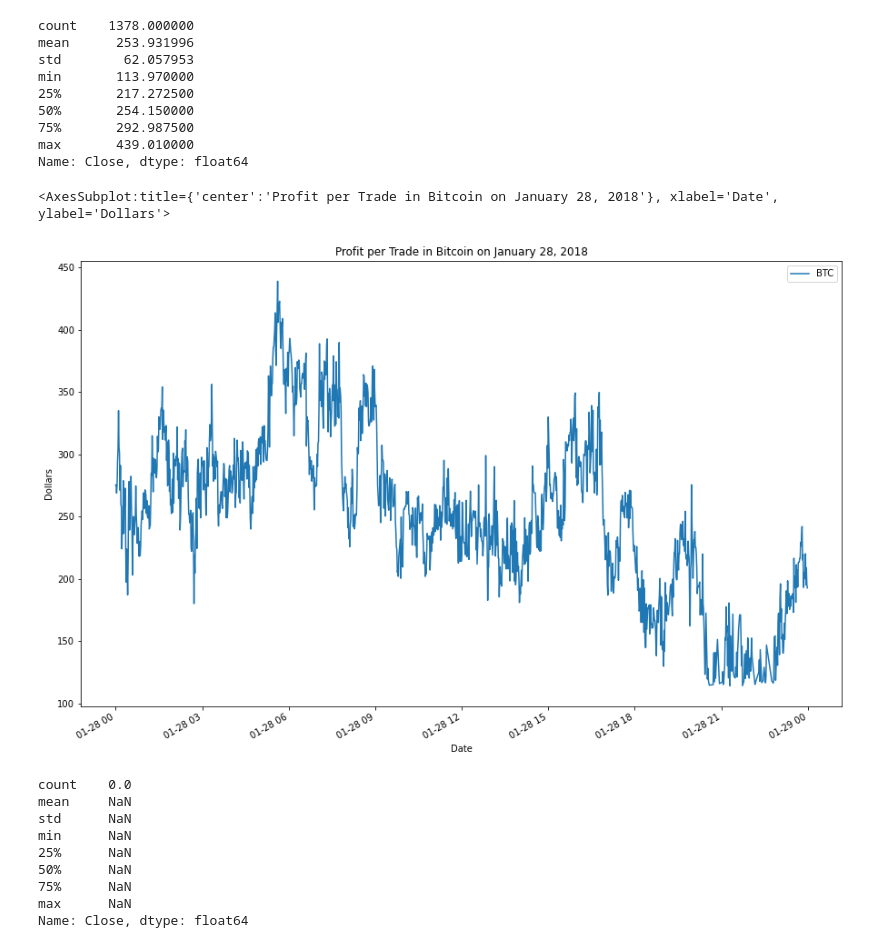
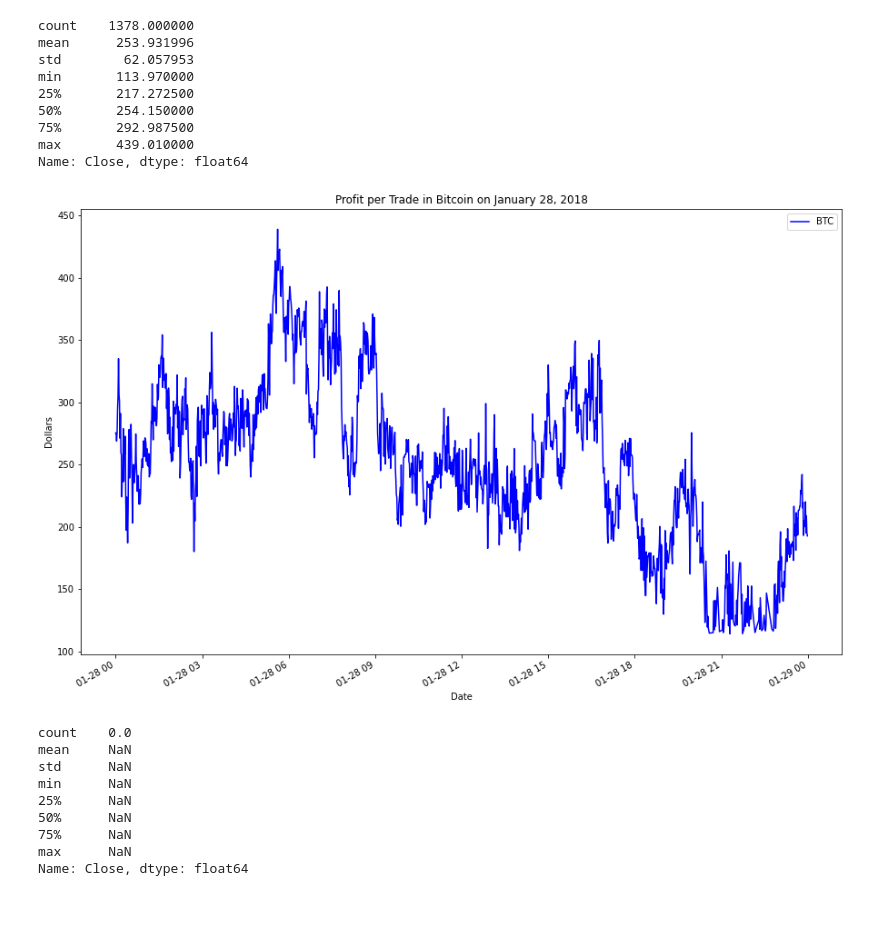
Before and after one commit to drew94591/Crypto_Arbitrage, a Jupyter notebook: crypto_arbitrage.ipynb, the cells around one changed output. Cells and saved outputs as stored; diff of their text form; code cells hidden in the pictures; blank space fills up the shorter version.

```diff
--- a/crypto_arbitrage.ipynb
+++ b/crypto_arbitrage.ipynb
@@ -50,6 +50,24 @@ def calculate_spread(df, df2, column, start_loc=None, end_loc=None):
     else:
         spread_df = df[column] - df2[column]
     return spread_df
+# %%
+def calculate_return(df, df2, column, start_loc=None, end_loc=None):
+    if start_loc is not None and end_loc is not None:
+        return_df = df / df2[column].loc[start_loc : end_loc]
+    elif start_loc is not None:
+        return_df = df / df2[column].loc[start_loc]
+    else:
+        return_df = df / df2[column]
+    return return_df
+# %%
+def calculate_profit(df, df2, column, start_loc=None, end_loc=None):
+    if start_loc is not None and end_loc is not None:
+        profit = df * df2[column].loc[start_loc : end_loc]
+    elif start_loc is not None:
+        profit = df * df2[column].loc[start_loc]
+    else:
+        profit = df * df2[column]
+    return profit
 # %% [markdown]
 ## Collect the Data
 
@@ -681,7 +699,7 @@ Name: Close, dtype: float64
 # %%
 # For the date early in the dataset, calculate the spread returns by dividing the instances when the arbitrage spread is positive (> 0)
 # by the price of Bitcoin from the exchange you are buying on (the lower-priced exchange).
-spread_return_early = arbitrage_spread_early_greater_than_zero / coinbase_sliced["Close"].loc["2018-01-28"]
+spread_return_early = calculate_return(arbitrage_spread_early_greater_than_zero, coinbase_sliced, "Close", start_loc="2018-01-28")
 
 # Review the spread return DataFrame
 spread_return_early.head(10)
@@ -879,7 +897,7 @@ Name: Close, dtype: float64
 # %%
 # For the date early in the dataset, calculate the potential profit per trade in dollars
 # Multiply the profitable trades by the cost of the Bitcoin that was purchased
-profit_early = profitable_trades_early * coinbase_sliced["Close"].loc["2018-01-28"]
+profit_early = calculate_profit(profitable_trades_early, coinbase_sliced, "Close", start_loc="2018-01-28")
 
 # Drop any missing values from the profit DataFrame
 profit_per_trade_early = profit_early.dropna()
@@ -940,10 +958,9 @@ max       439.010000
 Name: Close, dtype: float64
 # %%
 # Plot the results for the early profit per trade DataFrame
-profit_per_trade_early.plot(legend=True, figsize=(15, 10), xlabel="Date", ylabel="Dollars", title="Profit per Trade in Bitcoin on January 28, 2018", label="BTC")
+plot_data(profit_per_trade_early, show_legend=True, size=(15, 10), xlabel="Date", ylabel="Dollars", title="Profit per Trade in Bitcoin on January 28, 2018", legend_label="BTC")
 # %% [output]
-<AxesSubplot:title={'center':'Profit per Trade in Bitcoin on January 28, 2018'}, xlabel='Date', ylabel='Dollars'>
-[figure, old version]
+[figure, new version]
 # %%
 # Generate the summary statistics for the middle profit per trade DataFrame
 profit_per_trade_middle.describe()
```
Also changed, not shown: parts of 9 cells of this notebook.
